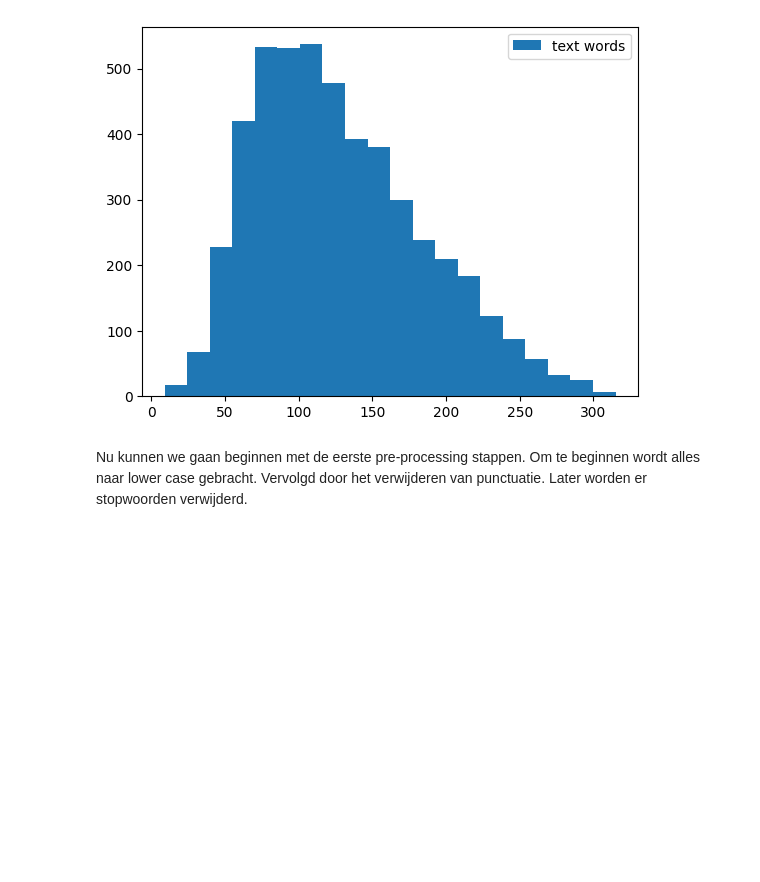
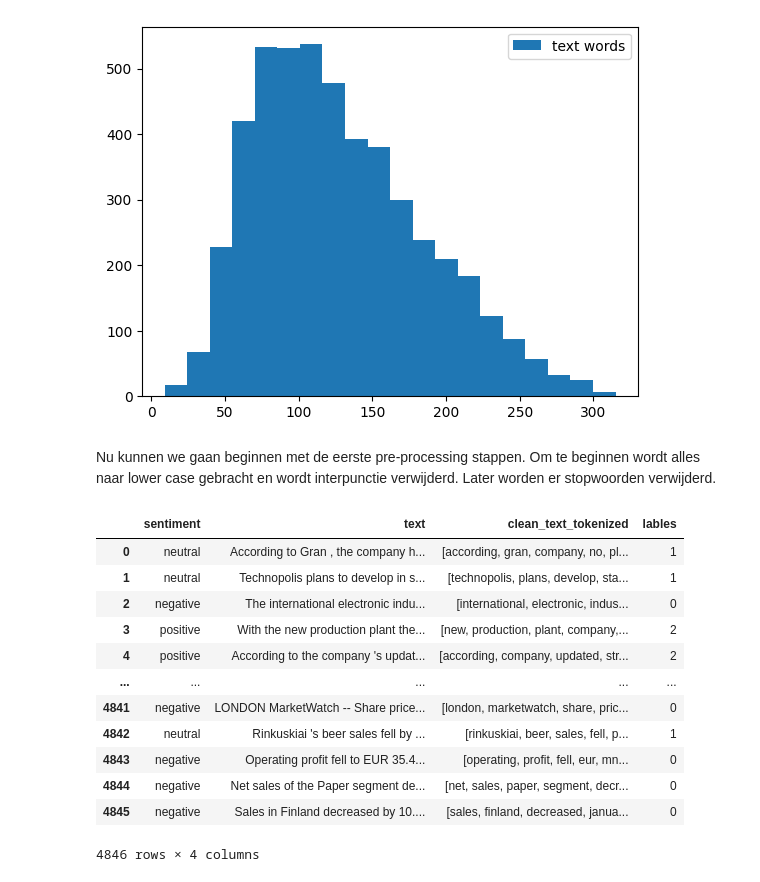
Before and after one commit to DragonKiller952/Schandaal-Scanner, a Jupyter notebook: SentimentAnalysis.ipynb, the cells around one changed output. Cells and saved outputs as stored; diff of their text form; code cells hidden in the pictures; blank space fills up the shorter version.

```diff
--- a/SentimentAnalysis.ipynb
+++ b/SentimentAnalysis.ipynb
@@ -80,4 +88,51 @@ plt.show()
 # %% [output]
 [figure]
 # %% [markdown]
-Nu kunnen we gaan beginnen met de eerste pre-processing stappen. Om te beginnen wordt alles naar lower case gebracht. Vervolgd door het verwijderen van punctuatie. Later worden er stopwoorden verwijderd.
+Nu kunnen we gaan beginnen met de eerste pre-processing stappen. Om te beginnen wordt alles naar lower case gebracht en wordt interpunctie verwijderd. Later worden er stopwoorden verwijderd.
+# %%
+def lower_punctuation_no_numbers(text):
+    text = text.translate(str.maketrans('', '', string.punctuation))
+    text = re.sub(r'\d+', '', text)
+    text = text.lower()
+    return text
+
+df["clean_text_tokenized"] = df["text"].apply(lower_punctuation_no_numbers)
+
+
+def remove_stop_words(text:str):
+    stop_words = set(stopwords.words("english")) - set(["no"]) # omit the word "no" from stopwords, because it can contain negative sentiment
+
+    tokenized_text = word_tokenize(text)
+
+    filtered_text = [w for w in tokenized_text if not w in stop_words]
+    return filtered_text
+
+df["clean_text_tokenized"] = df["clean_text_tokenized"].apply(remove_stop_words)
+# df["len"] = df["clean_text_tokenized"].apply(len)
+# # df = df[df["len"] < 10]
+
+# # df["len"].value_counts()
+
+# map the sentiments to a number
+mapping = {
+    "negative": 0,
+    "neutral": 1,
+    "positive": 2
+}
+
+df["lables"] = df["sentiment"].map(mapping)
+df
+# %% [output]
+|  | sentiment | text | clean_text_tokenized | lables |
+| 0 | neutral | According to Gran , the company h... | [according, gran, company, no, pl... | 1 |
+| 1 | neutral | Technopolis plans to develop in s... | [technopolis, plans, develop, sta... | 1 |
+| 2 | negative | The international electronic indu... | [international, electronic, indus... | 0 |
+| 3 | positive | With the new production plant the... | [new, production, plant, company,... | 2 |
+| 4 | positive | According to the company 's updat... | [according, company, updated, str... | 2 |
+| ... | ... | ... | ... | ... |
+| 4841 | negative | LONDON MarketWatch -- Share price... | [london, marketwatch, share, pric... | 0 |
+| 4842 | neutral | Rinkuskiai 's beer sales fell by ... | [rinkuskiai, beer, sales, fell, p... | 1 |
+| 4843 | negative | Operating profit fell to EUR 35.4... | [operating, profit, fell, eur, mn... | 0 |
+| 4844 | negative | Net sales of the Paper segment de... | [net, sales, paper, segment, decr... | 0 |
+| 4845 | negative | Sales in Finland decreased by 10.... | [sales, finland, decreased, janua... | 0 |
+4846 rows × 4 columns
```
Also changed, not shown: parts of 11 cells of this notebook.
